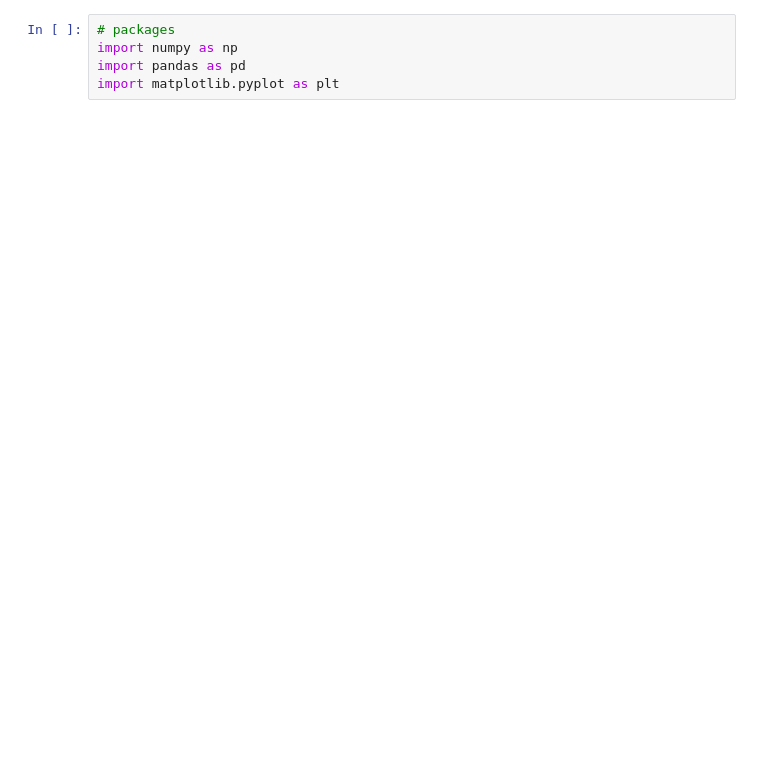
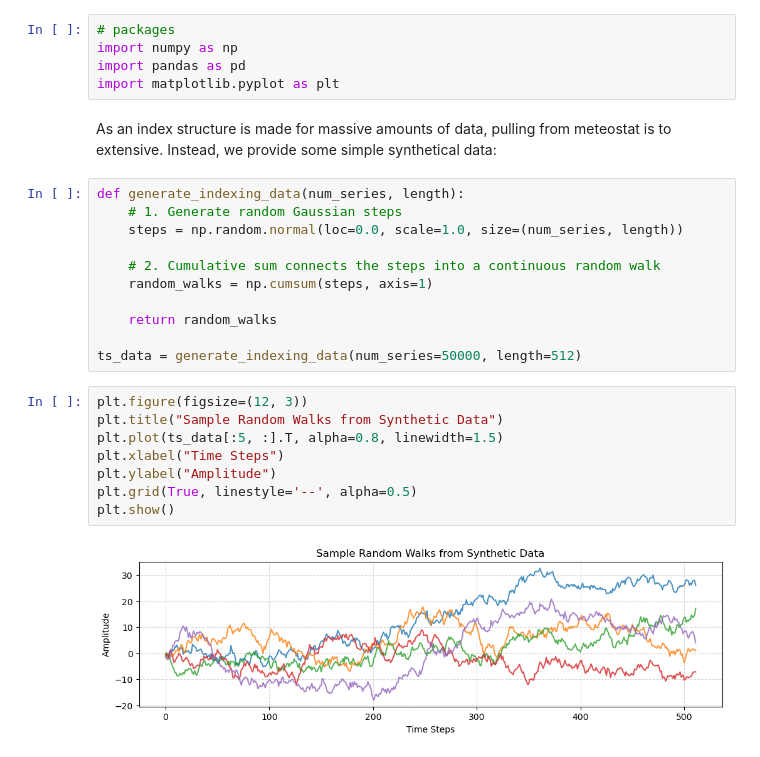
Before and after one commit to moritzspuehler/unibz-tsa-lecture-examples, a Jupyter notebook: tsa04_indexing.ipynb, the cells around one changed output. Saved outputs shown, nothing was run; the diff lists cells and outputs as text; blank space fills up the shorter version.

```diff
--- a/tsa04_indexing.ipynb
+++ b/tsa04_indexing.ipynb
@@ -5,6 +11,29 @@
 import numpy as np
 import pandas as pd
 import matplotlib.pyplot as plt
+# %% [markdown]
+As an index structure is made for massive amounts of data, pulling from meteostat is to extensive. Instead, we provide some simple synthetical data:
+# %%
+def generate_indexing_data(num_series, length):
+    # 1. Generate random Gaussian steps
+    steps = np.random.normal(loc=0.0, scale=1.0, size=(num_series, length))
+
+    # 2. Cumulative sum connects the steps into a continuous random walk
+    random_walks = np.cumsum(steps, axis=1)
+
+    return random_walks
+
+ts_data = generate_indexing_data(num_series=50000, length=512)
+# %%
+plt.figure(figsize=(12, 3))
+plt.title("Sample Random Walks from Synthetic Data")
+plt.plot(ts_data[:5, :].T, alpha=0.8, linewidth=1.5)
+plt.xlabel("Time Steps")
+plt.ylabel("Amplitude")
+plt.grid(True, linestyle='--', alpha=0.5)
+plt.show()
+# %% [output]
+[figure, added]
 # %% [markdown]
 ## DSTree
 
```
Also changed, not shown: parts of 34 cells of this notebook.
